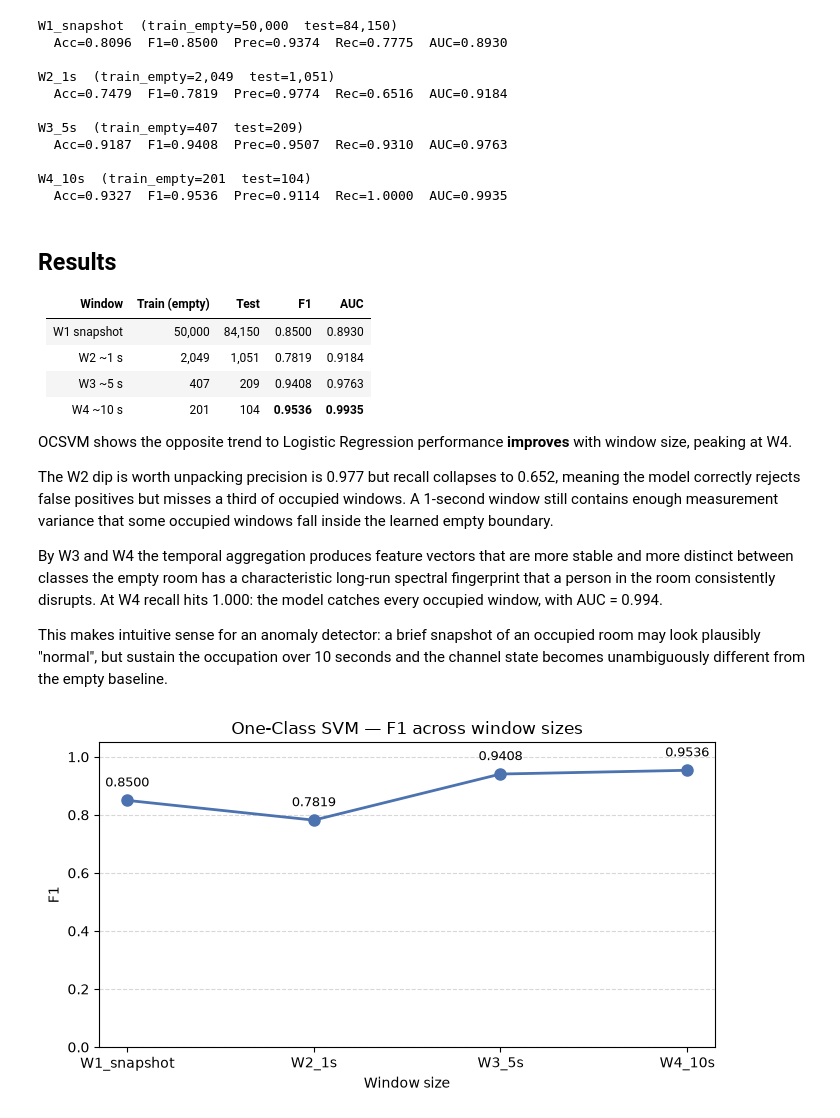
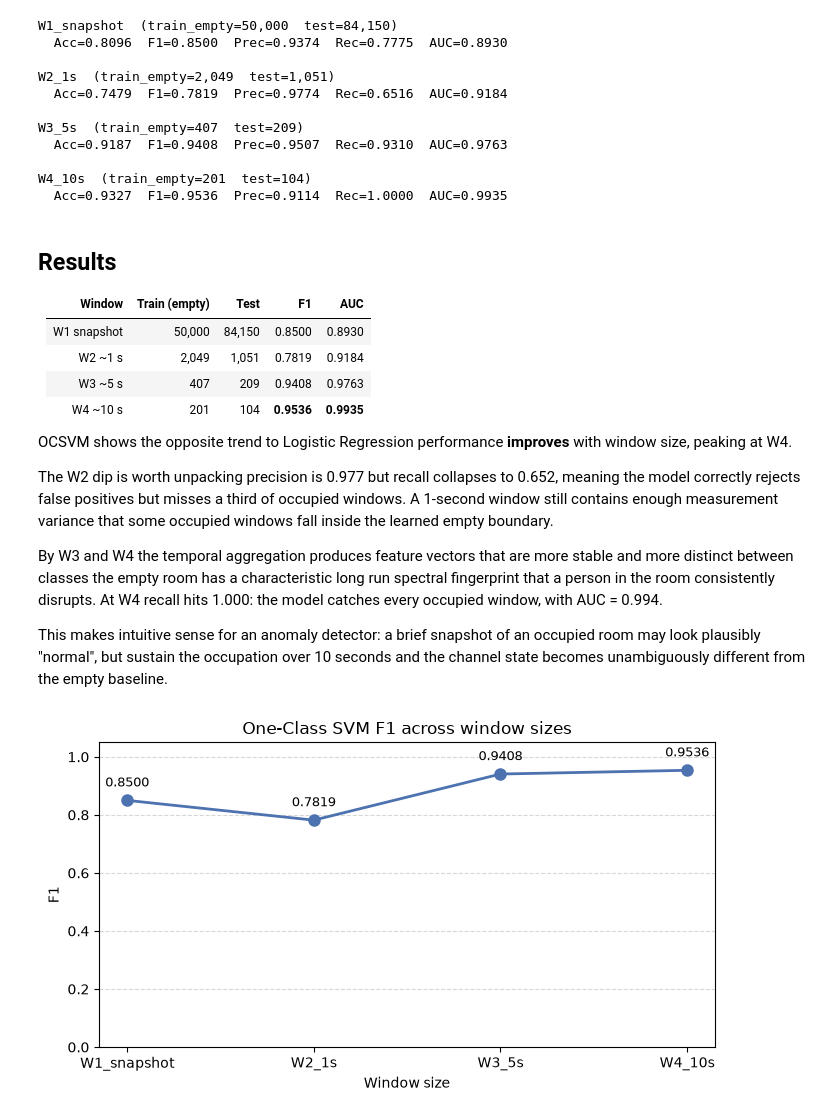
Before and after one commit to Nur2424/wifi-presence-detection, a Jupyter notebook: esp32/full-study-notebooks/02_ocsvm.ipynb, the cells around one changed output. Drawn from its saved outputs; the diff is of its cells as text; code cells hidden in the pictures.

```diff
--- a/esp32/full-study-notebooks/02_ocsvm.ipynb
+++ b/esp32/full-study-notebooks/02_ocsvm.ipynb
@@ -125,7 +124,7 @@ variance that some occupied windows fall inside the learned empty boundary.
 
 By W3 and W4 the temporal aggregation produces feature vectors that are
 more stable and more distinct between classes the empty room has a
-characteristic long-run spectral fingerprint that a person in the room
+characteristic long run spectral fingerprint that a person in the room
 consistently disrupts. At W4 recall hits 1.000: the model catches every
 occupied window, with AUC = 0.994.
 
@@ -134,9 +133,9 @@ an occupied room may look plausibly "normal", but sustain the occupation
 over 10 seconds and the channel state becomes unambiguously different
 from the empty baseline.
 # %%
-plot_ablation(results, metric="f1", title="One-Class SVM — F1 across window sizes")
+plot_ablation(results, metric="f1", title="One-Class SVM F1 across window sizes")
 # %% [output]
-[figure, old version]
+[figure, new version]
 # %% [markdown]
 ## Conclusion
 
```
Also changed, not shown: parts of 2 cells of this notebook.
